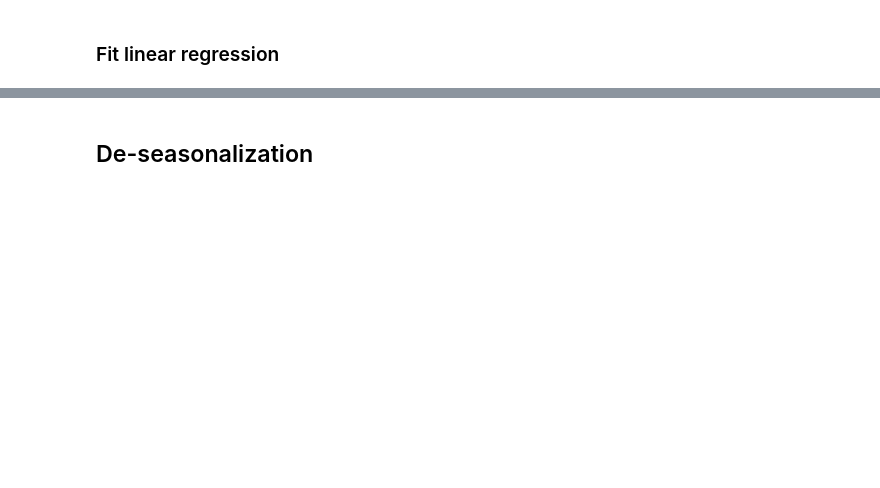
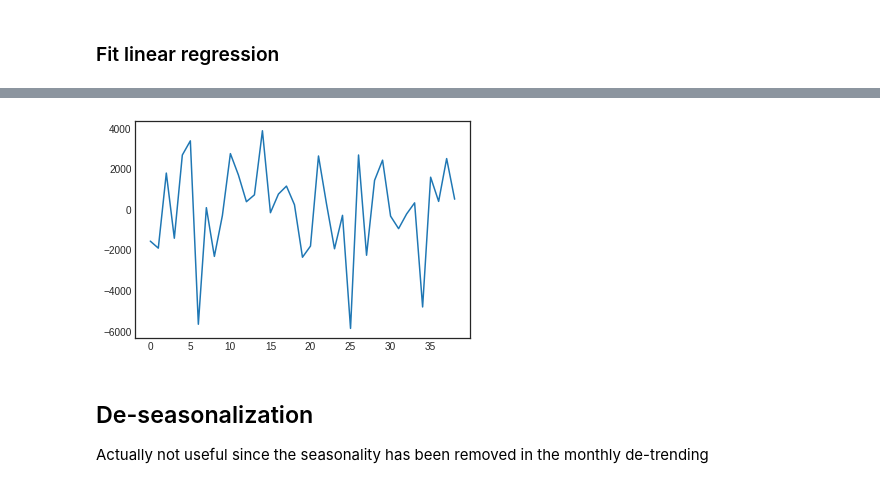
Before and after one commit to panhypersebastos/winter_predictor, a Jupyter notebook: detrending_deseason.ipynb, the cells around one changed output, grey strips where cells are left out. Drawn from its saved outputs; the diff is of its cells as text; code cells hidden in the pictures; blank space fills up the shorter version.

```diff
--- a/detrending_deseason.ipynb
+++ b/detrending_deseason.ipynb
@@ -201,4 +198,11 @@ NameError: name 'pyplot' is not defined
+# %%
+# plot detrended ts
+plt.plot(ts2.resid)
+plt.show()
+# %% [output]
+[figure, added]
 # %% [markdown]
 ## De-seasonalization <a id=season></a>
+Actually not useful since the seasonality has been removed in the monthly de-trending
 # %%
 this_id_grid = 777
```
Also changed, not shown: parts of 9 cells of this notebook, 1 other file.
